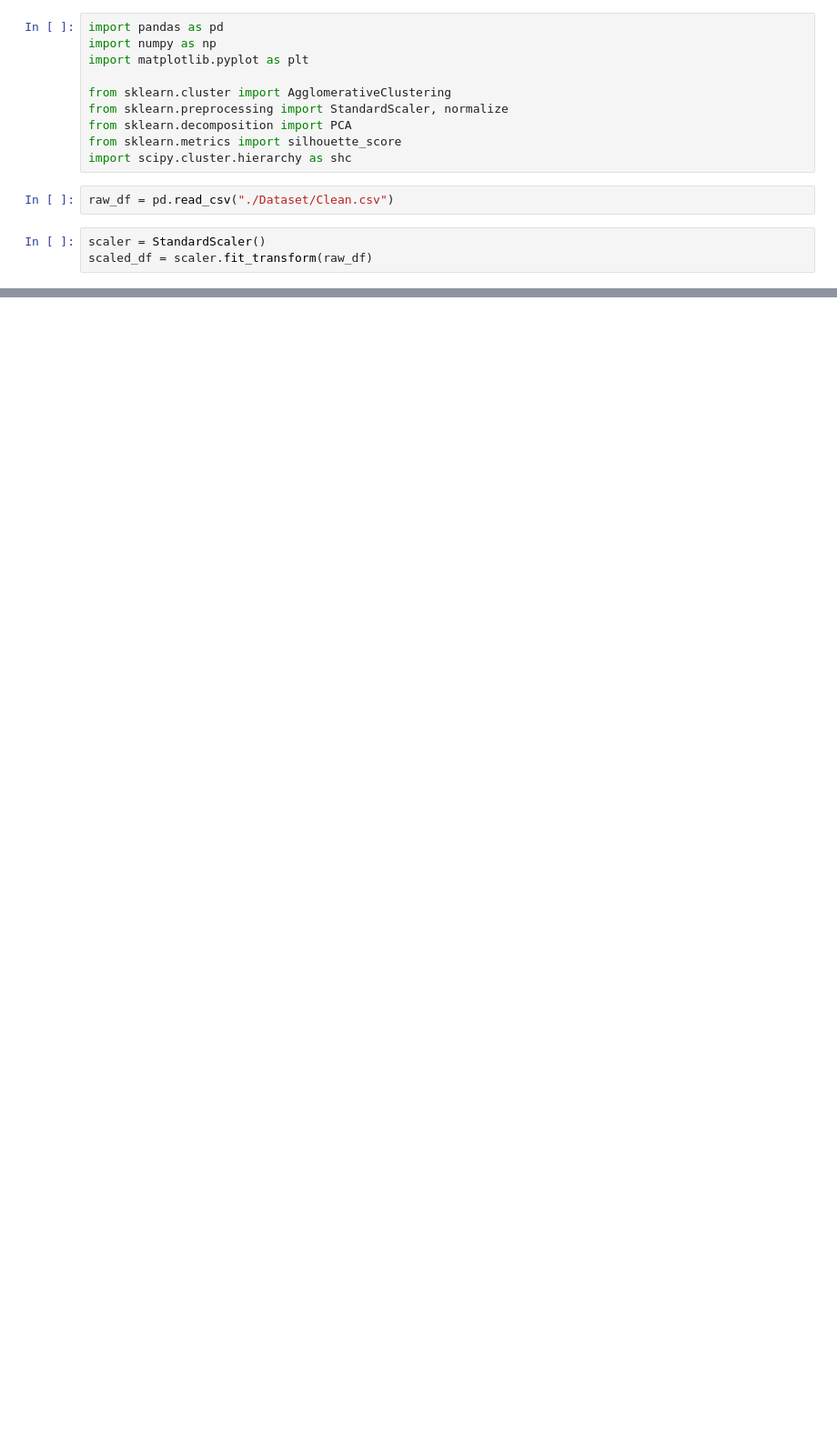
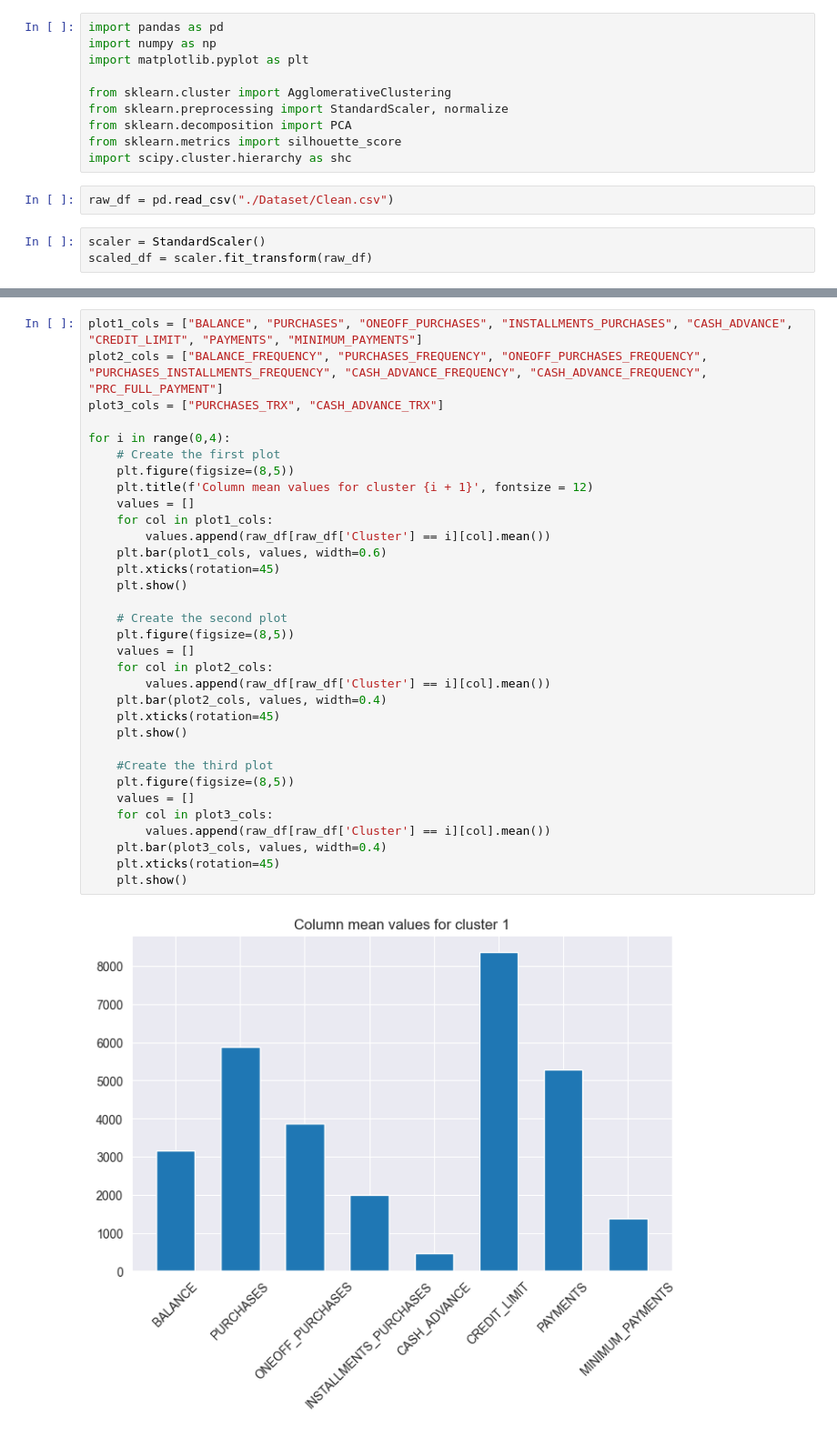
Before and after one commit to MikaParssinen/Applied-Machine-Learning, a Jupyter notebook: INL2/AgglomerativeClustering.ipynb, the cells around one changed output, grey strips where cells are left out. Shown: that part at 91% size. Drawn from its saved outputs; the diff is of its cells as text; blank space fills up the shorter version.

```diff
--- a/INL2/AgglomerativeClustering.ipynb
+++ b/INL2/AgglomerativeClustering.ipynb
@@ -29,0 +44,35 @@ plt.show()
+# %%
+plot1_cols = ["BALANCE", "PURCHASES", "ONEOFF_PURCHASES", "INSTALLMENTS_PURCHASES", "CASH_ADVANCE", "CREDIT_LIMIT", "PAYMENTS", "MINIMUM_PAYMENTS"]
+plot2_cols = ["BALANCE_FREQUENCY", "PURCHASES_FREQUENCY", "ONEOFF_PURCHASES_FREQUENCY", "PURCHASES_INSTALLMENTS_FREQUENCY", "CASH_ADVANCE_FREQUENCY", "CASH_ADVANCE_FREQUENCY", "PRC_FULL_PAYMENT"]
+plot3_cols = ["PURCHASES_TRX", "CASH_ADVANCE_TRX"]
+
+for i in range(0,4):
+    # Create the first plot
+    plt.figure(figsize=(8,5))
+    plt.title(f'Column mean values for cluster {i + 1}', fontsize = 12)
+    values = []
+    for col in plot1_cols:
+        values.append(raw_df[raw_df['Cluster'] == i][col].mean())
+    plt.bar(plot1_cols, values, width=0.6)
+    plt.xticks(rotation=45)
+    plt.show()
+
+    # Create the second plot
+    plt.figure(figsize=(8,5))
+    values = []
+    for col in plot2_cols:
+        values.append(raw_df[raw_df['Cluster'] == i][col].mean())
+    plt.bar(plot2_cols, values, width=0.4)
+    plt.xticks(rotation=45)
+    plt.show()
+
+    #Create the third plot
+    plt.figure(figsize=(8,5))
+    values = []
+    for col in plot3_cols:
+        values.append(raw_df[raw_df['Cluster'] == i][col].mean())
+    plt.bar(plot3_cols, values, width=0.4)
+    plt.xticks(rotation=45)
+    plt.show()
+# %% [output]
+[figure, added]
```
Also changed, not shown: parts of 4 cells of this notebook.
